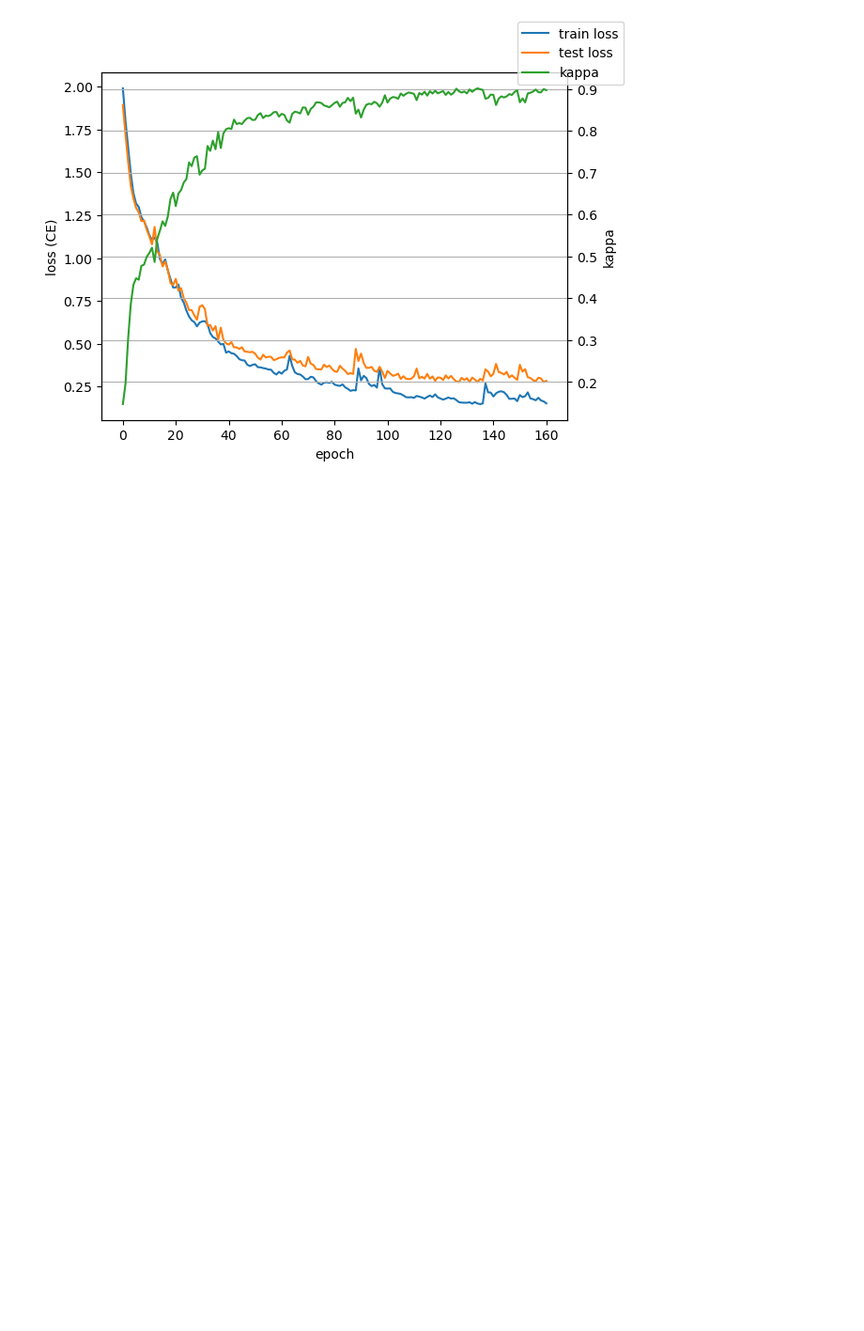
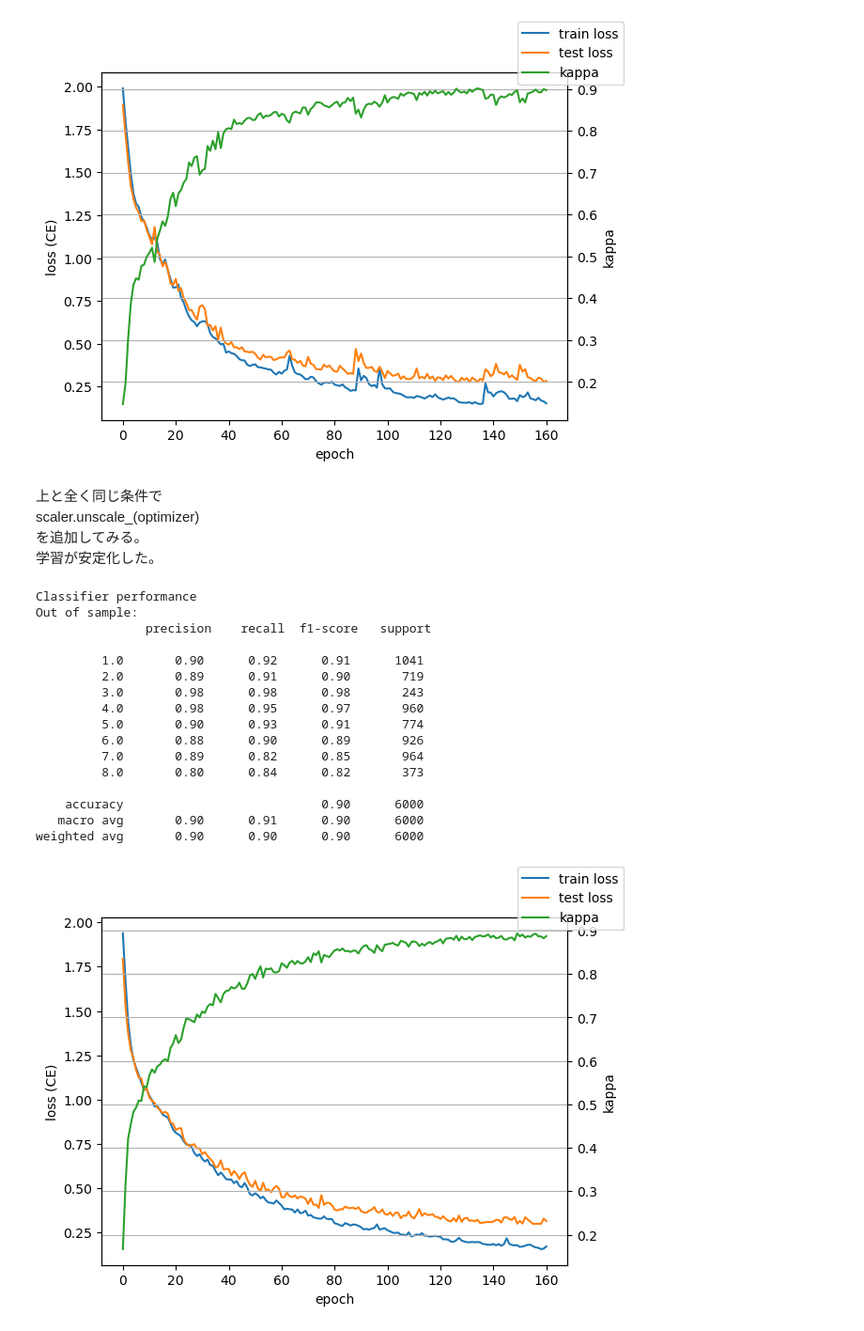
Before and after one commit to kaiKyutech/SHL_2024, a Jupyter notebook: RNN/my_neural_v14.ipynb, the cells around one changed output. Shown at 94% size. Drawn from its saved outputs; the diff is of its cells as text; code cells hidden in the pictures; blank space fills up the shorter version.

```diff
--- a/RNN/my_neural_v14.ipynb
+++ b/RNN/my_neural_v14.ipynb
@@ -241,7 +247,7 @@ LSTM(
 # %%
 from torch.cuda.amp import autocast, GradScaler
 
-# Mixed Precision Trainingの設定
+# Mixed Precision Trainingの設定 メモリ削減fp16して高速化できるらしいから使ってみる
 scaler = GradScaler()
 
 # トレーニングループ
@@ -262,16 +268,21 @@ for i in tqdm(range(num_epoch)):
         x, target = x.to('cuda'), target.to('cuda')
         optimizer.zero_grad()
 
-        with autocast():
+        with autocast(dtype=torch.bfloat16): # ここでfp16で計算することができる（松石さんの資料を参考に）
             output = lstm(x)
             loss = loss_fn(output, target)
-
+        #逆伝播
         scaler.scale(loss).backward()
 
-        # 勾配のクリッピング
+        # クリップ時に正しくできるように一度スケールを戻す
+        scaler.unscale_(optimizer)
+
+        # 勾配のクリッピング　大きすぎる勾配をクリップ
         nn.utils.clip_grad_norm_(lstm.parameters(), max_norm=1.0)
 
+        # パラメータの更新
         scaler.step(optimizer)
+        # スケールの更新
         scaler.update()
 
         # Logging -- track train loss
@@ -587,3 +598,45 @@ Out of sample:
    macro avg       0.92      0.91      0.91      6000
 weighted avg       0.91      0.91      0.91      6000
 [figure]
+# %% [markdown]
+上と全く同じ条件で
+scaler.unscale_(optimizer)
+を追加してみる。
+学習が安定化した。
+# %%
+# Loss history
+plt.close('all')
+fig, ax = plt.subplots()
+ax.plot(loss_history_train, color='C0', label='train loss')
+ax.plot(loss_history_test, color='C1', label='test loss')
+ax.set_ylabel('loss (CE)')
+ax.set_xlabel('epoch')
+ax = ax.twinx()
+ax.plot(kappa_history_test, color='C2', label='kappa')
+ax.set_ylabel('kappa')
+ax.grid(True)
+fig.legend()
+
+# Report
+#Y_test_pred_lab = le.inverse_transform(results['Y_pred'])  # back to text labels
+#Y_test_lab = le.inverse_transform(test_label)  # back to text labels
+print('\nClassifier performance')
+print('Out of sample:\n', metrics.classification_report(test_label, results['Y_pred']))
+# %% [output]
+Classifier performance
+Out of sample:
+               precision    recall  f1-score   support
+
+         1.0       0.90      0.92      0.91      1041
+         2.0       0.89      0.91      0.90       719
+         3.0       0.98      0.98      0.98       243
+         4.0       0.98      0.95      0.97       960
+         5.0       0.90      0.93      0.91       774
+         6.0       0.88      0.90      0.89       926
+         7.0       0.89      0.82      0.85       964
+         8.0       0.80      0.84      0.82       373
+
+    accuracy                           0.90      6000
+   macro avg       0.90      0.91      0.90      6000
+weighted avg       0.90      0.90      0.90      6000
+[figure, added]
```
Also changed, not shown: parts of 5 cells of this notebook.
